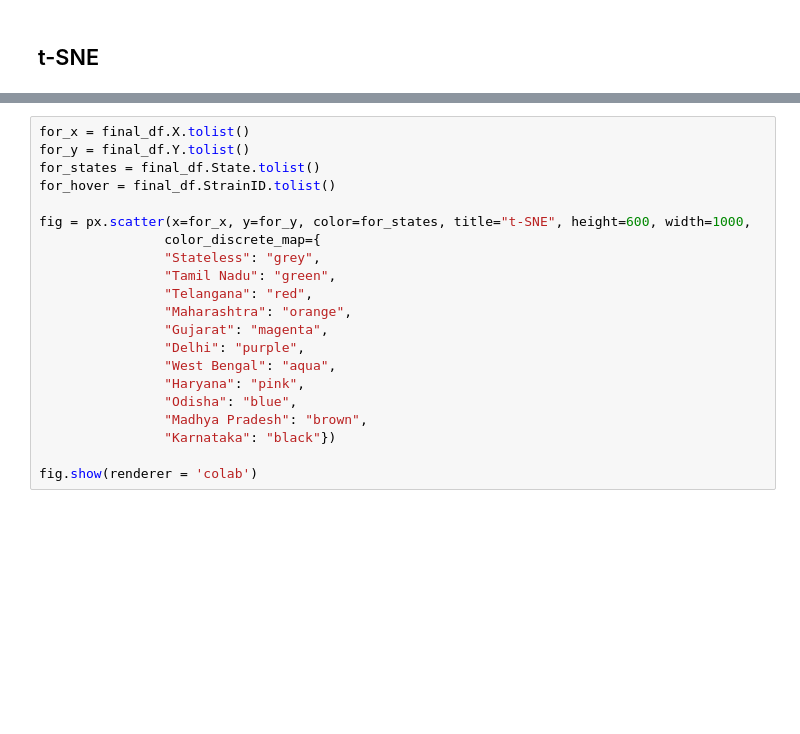
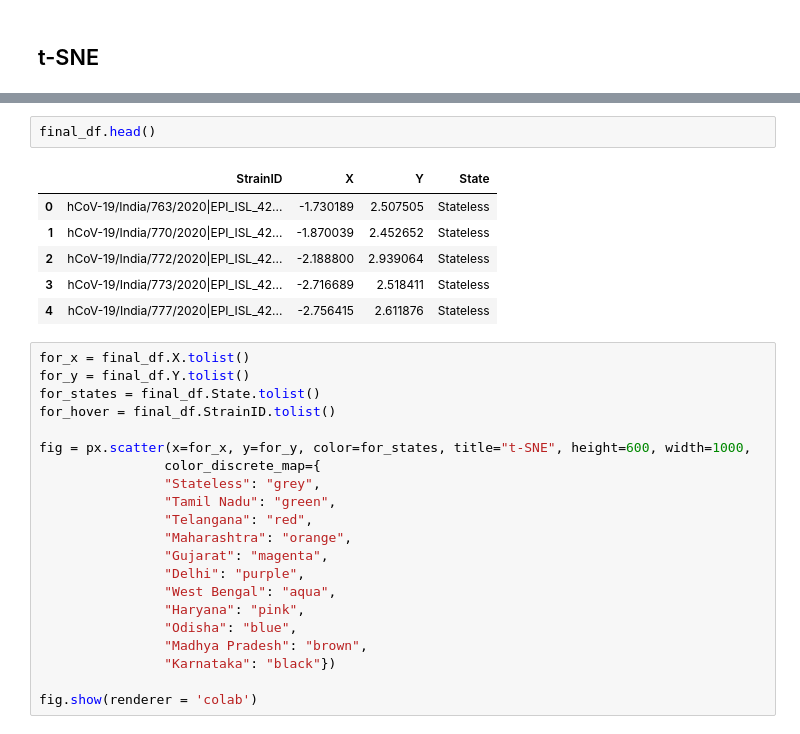
Before and after one commit to Adapaanjani/FMML_COURSE_ASSIGNMENT, a Jupyter notebook: Project_Module2.ipynb, the cells around one changed output, grey strips where cells are left out. Drawn from its saved outputs; the diff is of its cells as text; blank space fills up the shorter version.

```diff
--- a/Project_Module2.ipynb
+++ b/Project_Module2.ipynb
@@ -310,3 +395,12 @@ final_df.tail()
+# %%
+final_df.head()
+# %% [output]
+|  | StrainID | X | Y | State |
+| 0 | hCoV-19/India/763/2020|EPI_ISL_42... | -1.730189 | 2.507505 | Stateless |
+| 1 | hCoV-19/India/770/2020|EPI_ISL_42... | -1.870039 | 2.452652 | Stateless |
+| 2 | hCoV-19/India/772/2020|EPI_ISL_42... | -2.188800 | 2.939064 | Stateless |
+| 3 | hCoV-19/India/773/2020|EPI_ISL_42... | -2.716689 | 2.518411 | Stateless |
+| 4 | hCoV-19/India/777/2020|EPI_ISL_42... | -2.756415 | 2.611876 | Stateless |
 # %%
 for_x = final_df.X.tolist()
 for_y = final_df.Y.tolist()
```
Also changed, not shown: parts of 20 cells of this notebook.
